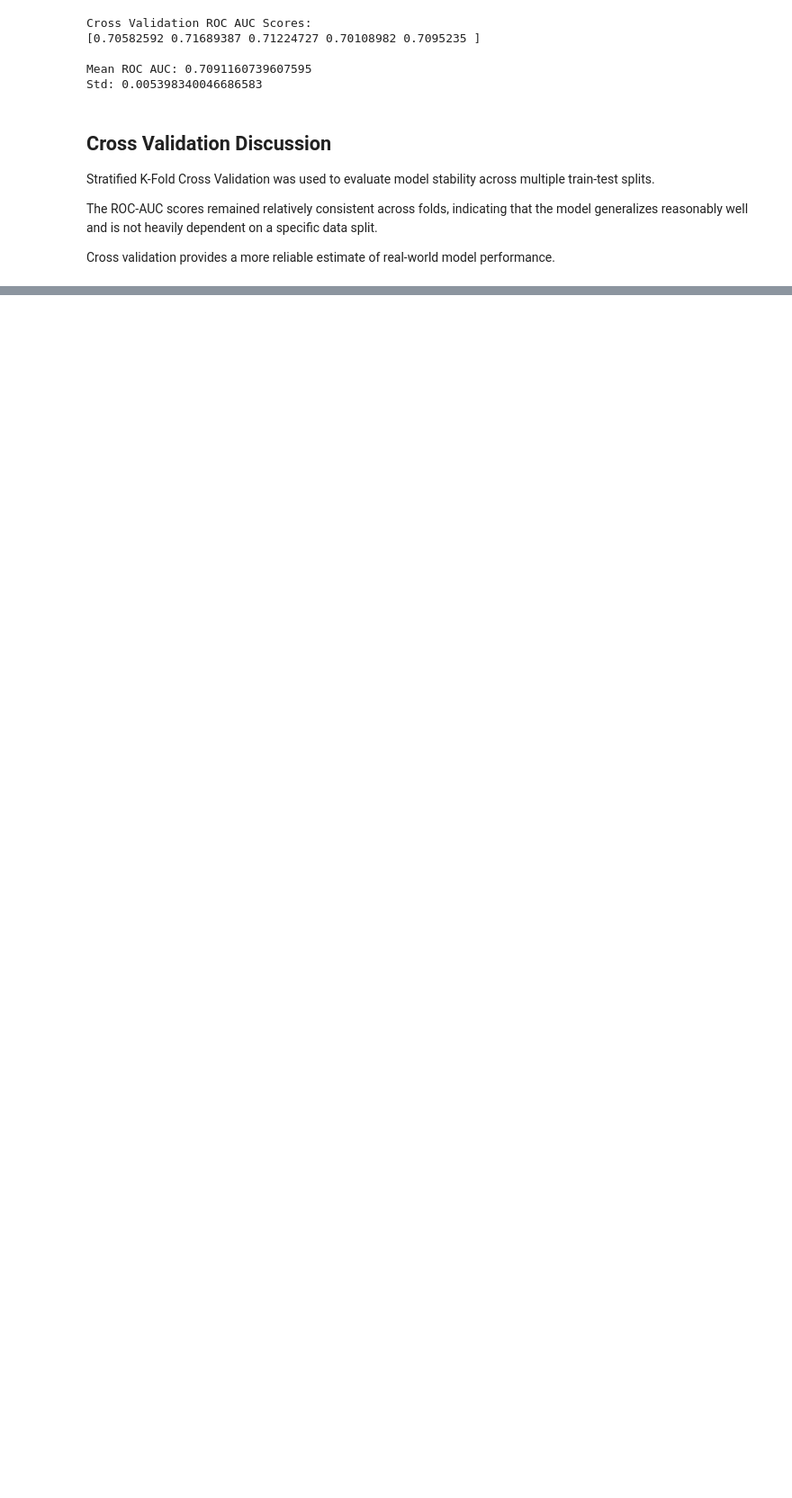
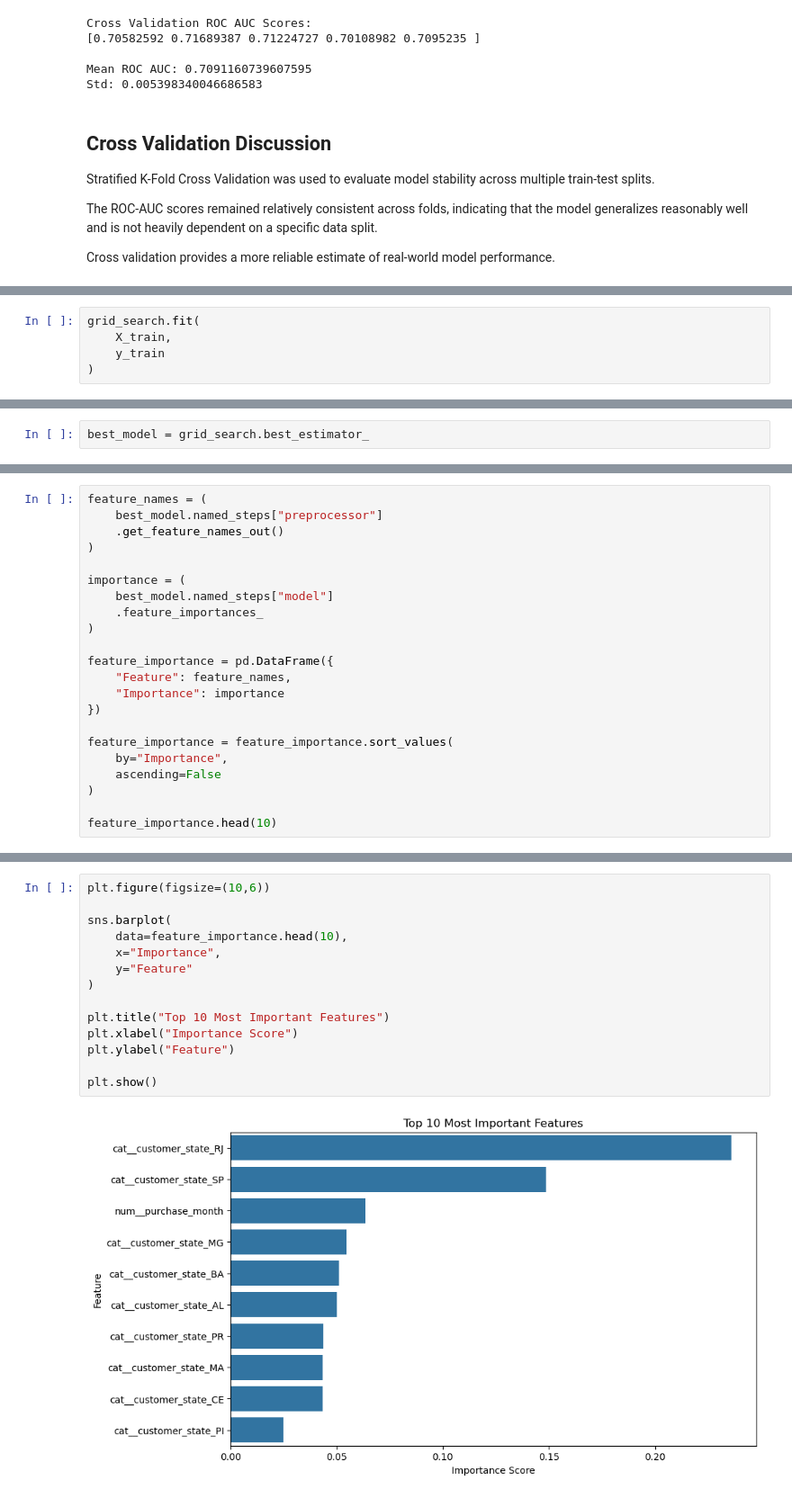
Before and after one commit to gopalsharma43/aiml-crash-gopal, a Jupyter notebook: Day14-Phase2-Project/order_delay_intelligence.ipynb, the cells around one changed output, grey strips where cells are left out. Shown at 90% size. Cells and saved outputs as stored; diff of their text form; blank space fills up the shorter version.

```diff
--- a/Day14-Phase2-Project/order_delay_intelligence.ipynb
+++ b/Day14-Phase2-Project/order_delay_intelligence.ipynb
@@ -1266,0 +1284,5 @@ Cross validation provides a more reliable estimate of real-world model performan
+# %%
+grid_search.fit(
+    X_train,
+    y_train
+)
@@ -1266,0 +1319,2 @@ Cross validation provides a more reliable estimate of real-world model performan
+# %%
+best_model = grid_search.best_estimator_
@@ -1266,0 +1355,22 @@ Cross validation provides a more reliable estimate of real-world model performan
+# %%
+feature_names = (
+    best_model.named_steps["preprocessor"]
+    .get_feature_names_out()
+)
+
+importance = (
+    best_model.named_steps["model"]
+    .feature_importances_
+)
+
+feature_importance = pd.DataFrame({
+    "Feature": feature_names,
+    "Importance": importance
+})
+
+feature_importance = feature_importance.sort_values(
+    by="Importance",
+    ascending=False
+)
+
+feature_importance.head(10)
@@ -1266,0 +1395,16 @@ Cross validation provides a more reliable estimate of real-world model performan
+# %%
+plt.figure(figsize=(10,6))
+
+sns.barplot(
+    data=feature_importance.head(10),
+    x="Importance",
+    y="Feature"
+)
+
+plt.title("Top 10 Most Important Features")
+plt.xlabel("Importance Score")
+plt.ylabel("Feature")
+
+plt.show()
+# %% [output]
+[figure, added]
```
Also changed, not shown: parts of 18 cells of this notebook.
